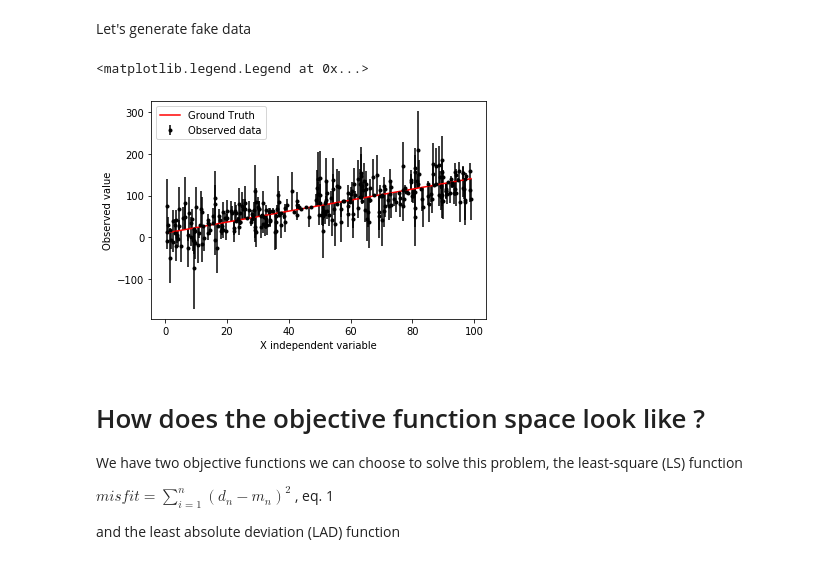
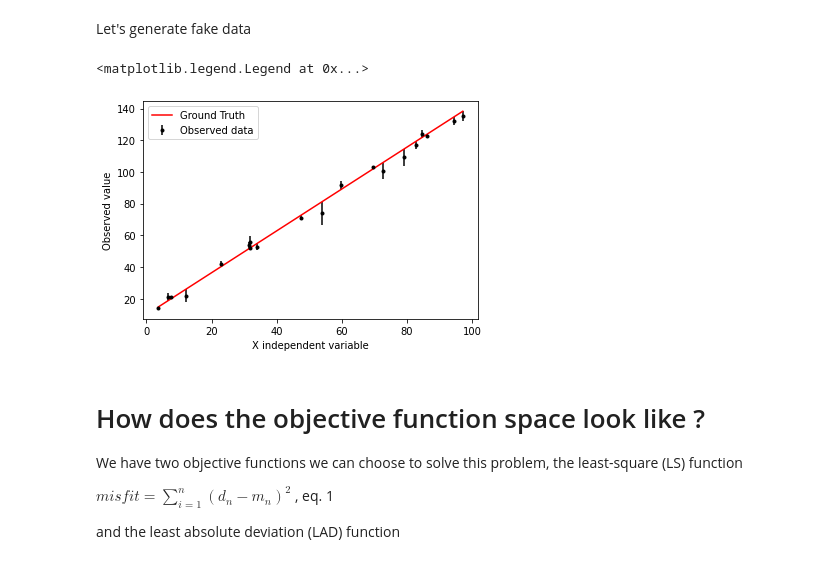
Before and after one commit to charlesll/ModelisationGeochimie, a Jupyter notebook: 03_VisualizeOF.ipynb, the cells around one changed output. Drawn from its saved outputs; the diff is of its cells as text; code cells hidden in the pictures.

```diff
--- a/03_VisualizeOF.ipynb
+++ b/03_VisualizeOF.ipynb
@@ -28,28 +28,28 @@ Let's generate fake data
 # %%
 # true parameters
 a = 10.0
 b = 1.321
 
-N = 300
+N = 20
 
 x = np.sort(100*np.random.rand(N))
 y = forward_model(x,a,b)
 
 # Real world observations are noisy...
 # we have random errors there, no systematic bias
-ese = 30*np.random.randn(N)
+ese = 3*np.random.randn(N)
 
 y_observed = y + ese
 
 plt.figure()
 plt.errorbar(x,y_observed,yerr=ese,fmt='.',color="k",label="Observed data")
 plt.plot(x,y,"r-",label="Ground Truth")
 plt.xlabel("X independent variable")
 plt.ylabel("Observed value")
 plt.legend(loc=2)
 # %% [output]
 <matplotlib.legend.Legend at 0x...>
-[figure, old version]
+[figure, new version]
 # %% [markdown]
 # How does the objective function space look like ?
 
```
Also changed, not shown: parts of 5 cells of this notebook, 6 other files.
